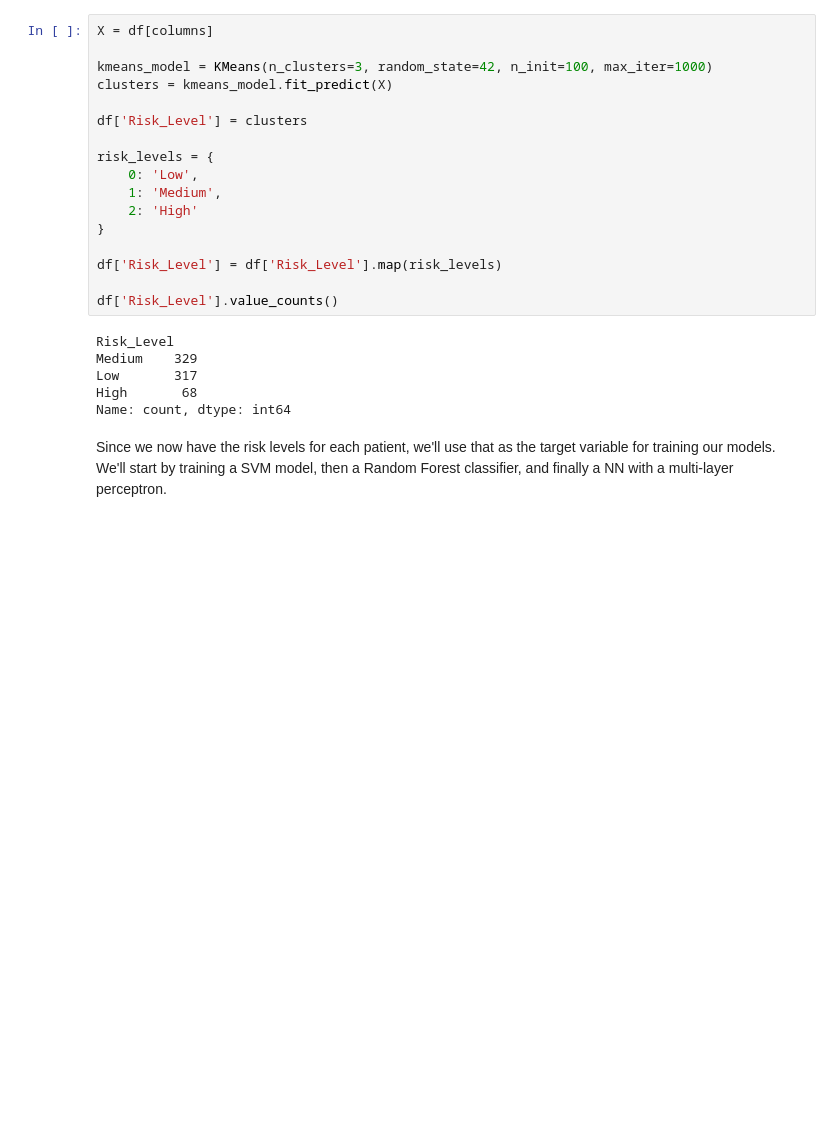
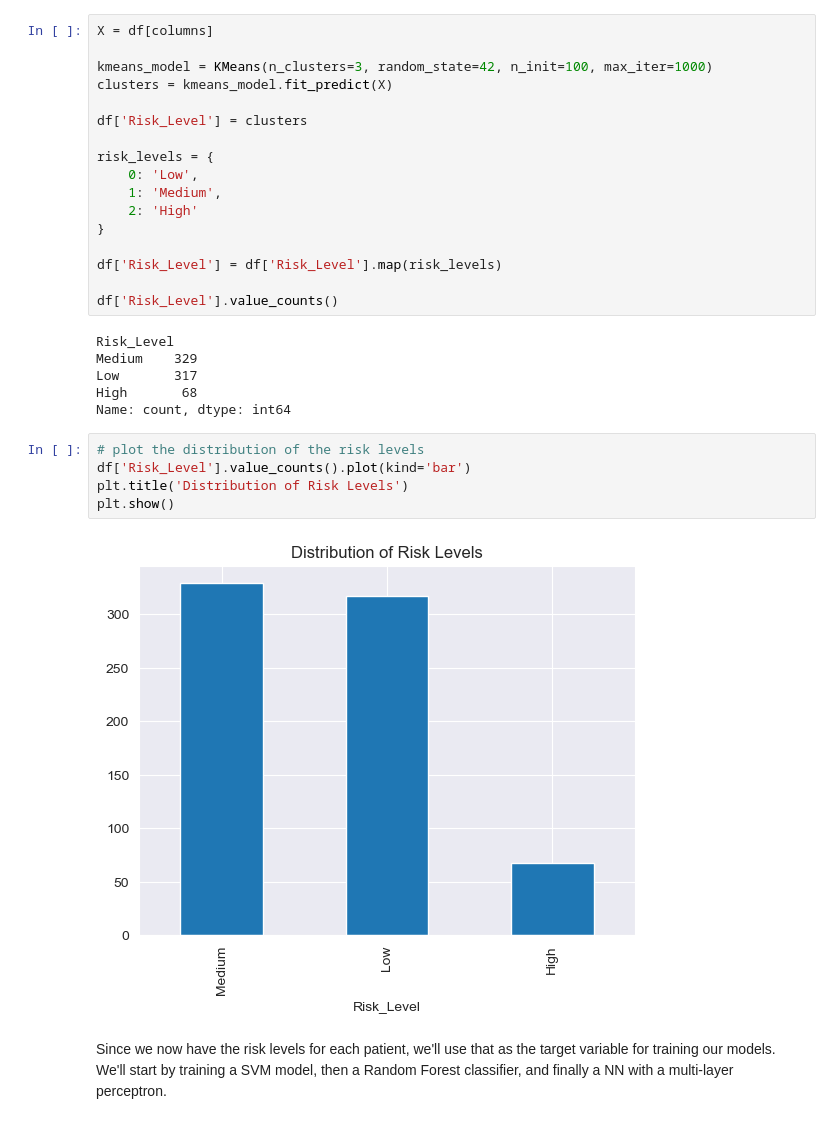
Before and after one commit to theHinneh/National-Poll-on-Healthy-Aging-NPHA-, a Jupyter notebook: npha.ipynb, the cells around one changed output. Drawn from its saved outputs; the diff is of its cells as text; blank space fills up the shorter version.

```diff
--- a/npha.ipynb
+++ b/npha.ipynb
@@ -297,6 +299,13 @@ Medium    329
 Low       317
 High       68
 Name: count, dtype: int64
+# %%
+# plot the distribution of the risk levels
+df['Risk_Level'].value_counts().plot(kind='bar')
+plt.title('Distribution of Risk Levels')
+plt.show()
+# %% [output]
+[figure, added]
 # %% [markdown]
 Since we now have the risk levels for each patient, we'll use that as the target variable for training our models.
 We'll start by training a SVM model, then a Random Forest classifier, and finally a NN with a multi-layer perceptron.
```
Also changed, not shown: parts of 13 cells of this notebook, 1 other file.
